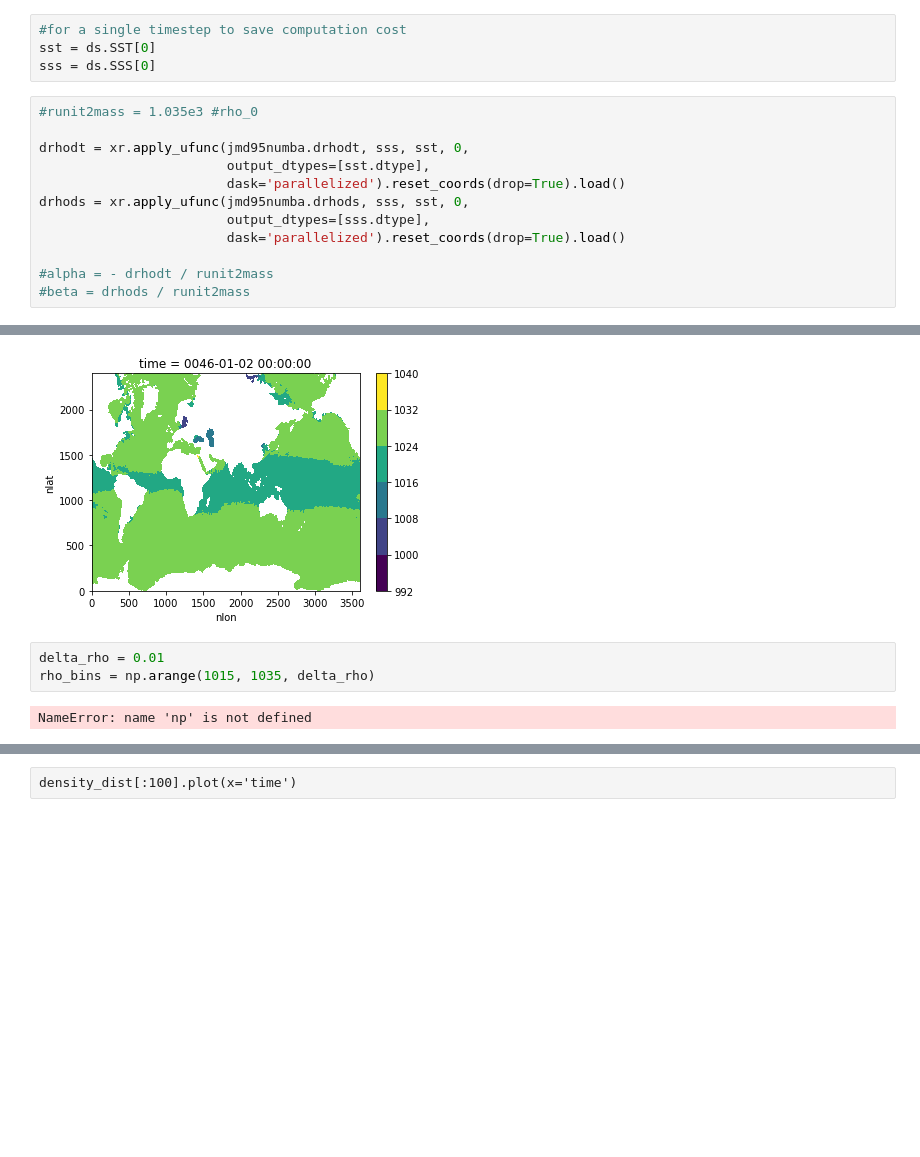
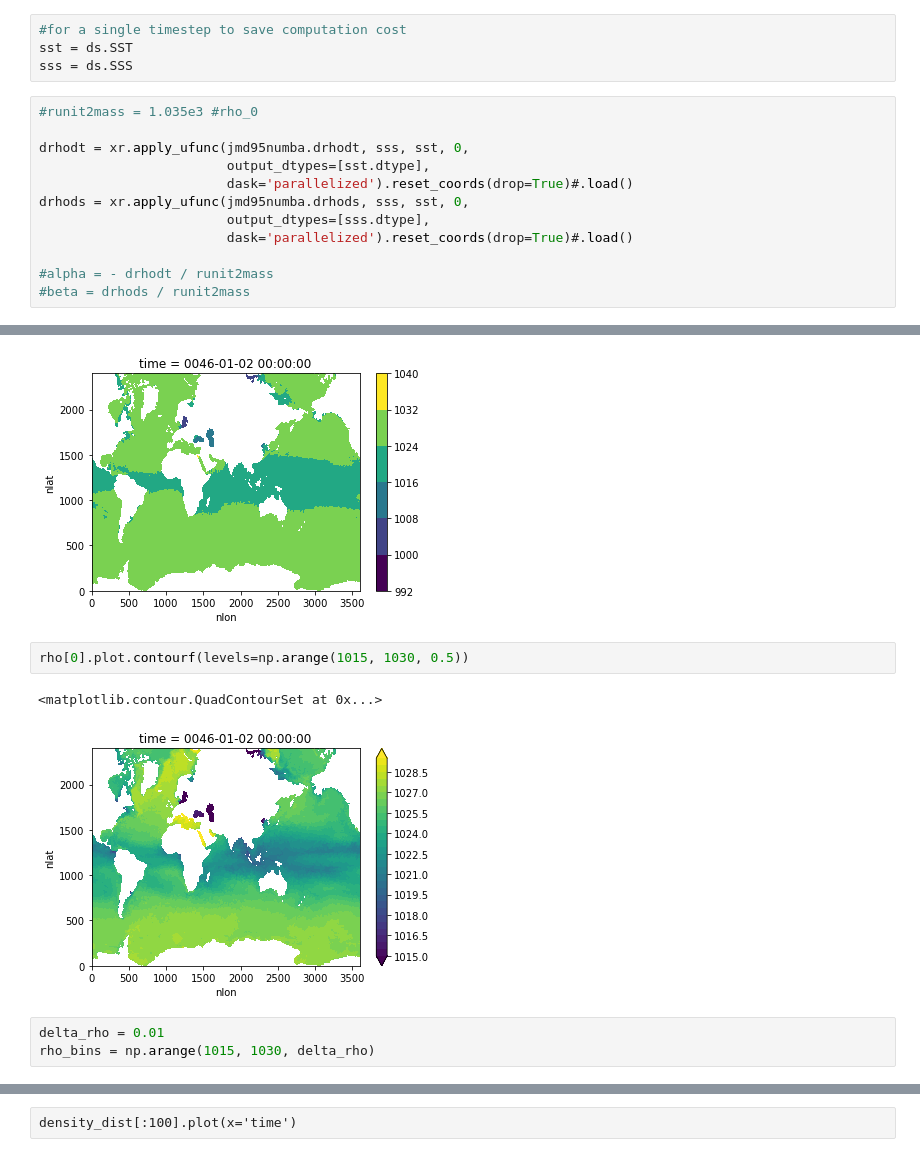
Before and after one commit to shanicetbailey/SST-gradients, a Jupyter notebook: CESM/tendency-sst-sss.ipynb, the cells around one changed output, grey strips where cells are left out. Cells and saved outputs as stored; diff of their text form; blank space fills up the shorter version.

```diff
--- a/CESM/tendency-sst-sss.ipynb
+++ b/CESM/tendency-sst-sss.ipynb
@@ -239,17 +248,17 @@ Coordinates: (12/59)
     title:         hybrid_v5_rel04_BC5_ne120_t12_pop62
 # %%
 #for a single timestep to save computation cost
-sst = ds.SST[0]
-sss = ds.SSS[0]
+sst = ds.SST
+sss = ds.SSS
 # %%
 #runit2mass = 1.035e3 #rho_0
 
 drhodt = xr.apply_ufunc(jmd95numba.drhodt, sss, sst, 0,
                         output_dtypes=[sst.dtype],
-                        dask='parallelized').reset_coords(drop=True).load()
+                        dask='parallelized').reset_coords(drop=True)#.load()
 drhods = xr.apply_ufunc(jmd95numba.drhods, sss, sst, 0,
                         output_dtypes=[sss.dtype],
-                        dask='parallelized').reset_coords(drop=True).load()
+                        dask='parallelized').reset_coords(drop=True)#.load()
 
 #alpha = - drhodt / runit2mass
 #beta = drhods / runit2mass
@@ -779,11 +903,14 @@ rho[0].plot.contourf()
 # %% [output]
 <matplotlib.contour.QuadContourSet at 0x...>
 [figure]
+# %%
+rho[0].plot.contourf(levels=np.arange(1015, 1030, 0.5))
+# %% [output]
+<matplotlib.contour.QuadContourSet at 0x...>
+[figure, added]
 # %%
 delta_rho = 0.01
-rho_bins = np.arange(1015, 1035, delta_rho)
+rho_bins = np.arange(1015, 1030, delta_rho)
-# %% [output]
-NameError: name 'np' is not defined
 # %%
 rho_bins.size
 # %% [output]
```
Also changed, not shown: parts of 54 cells of this notebook.
